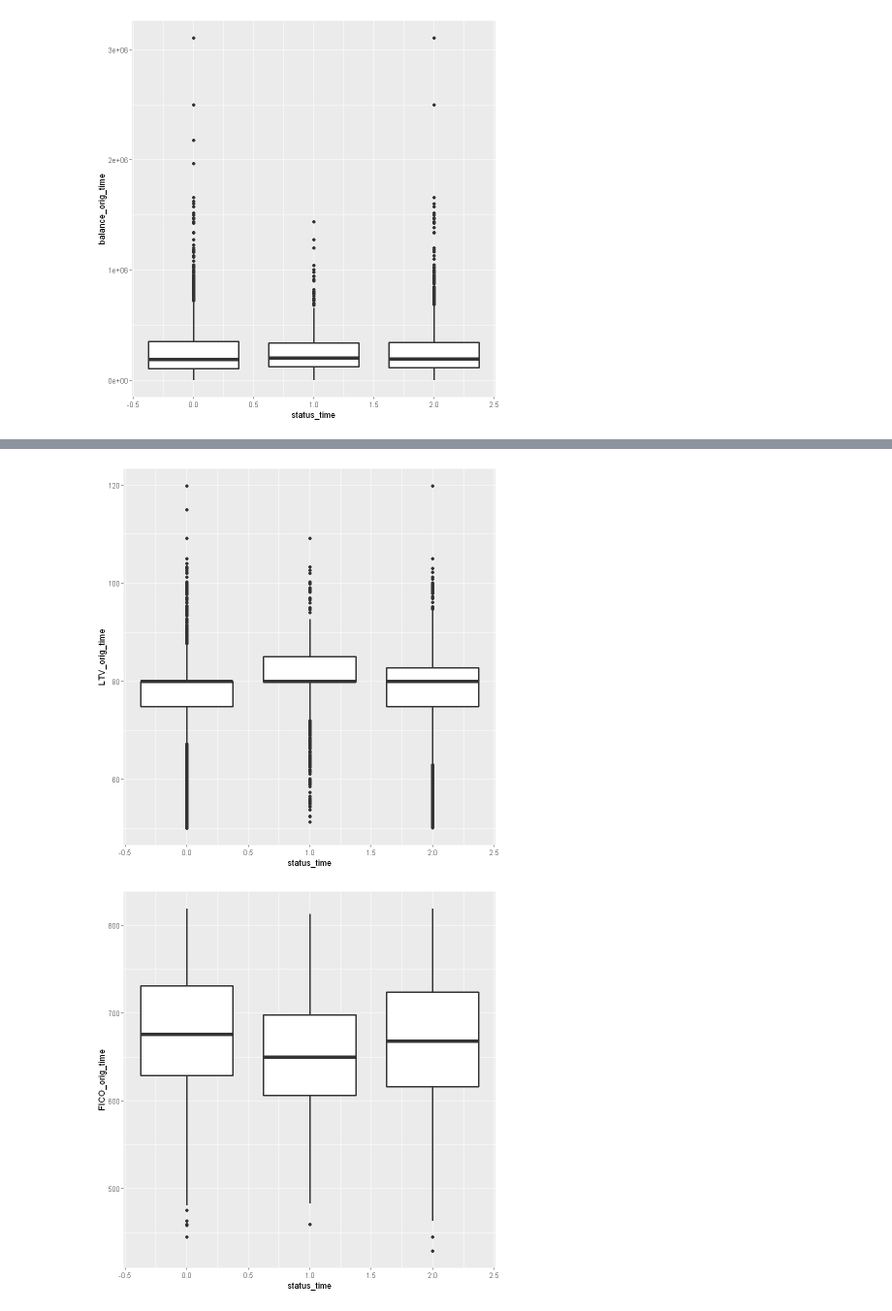
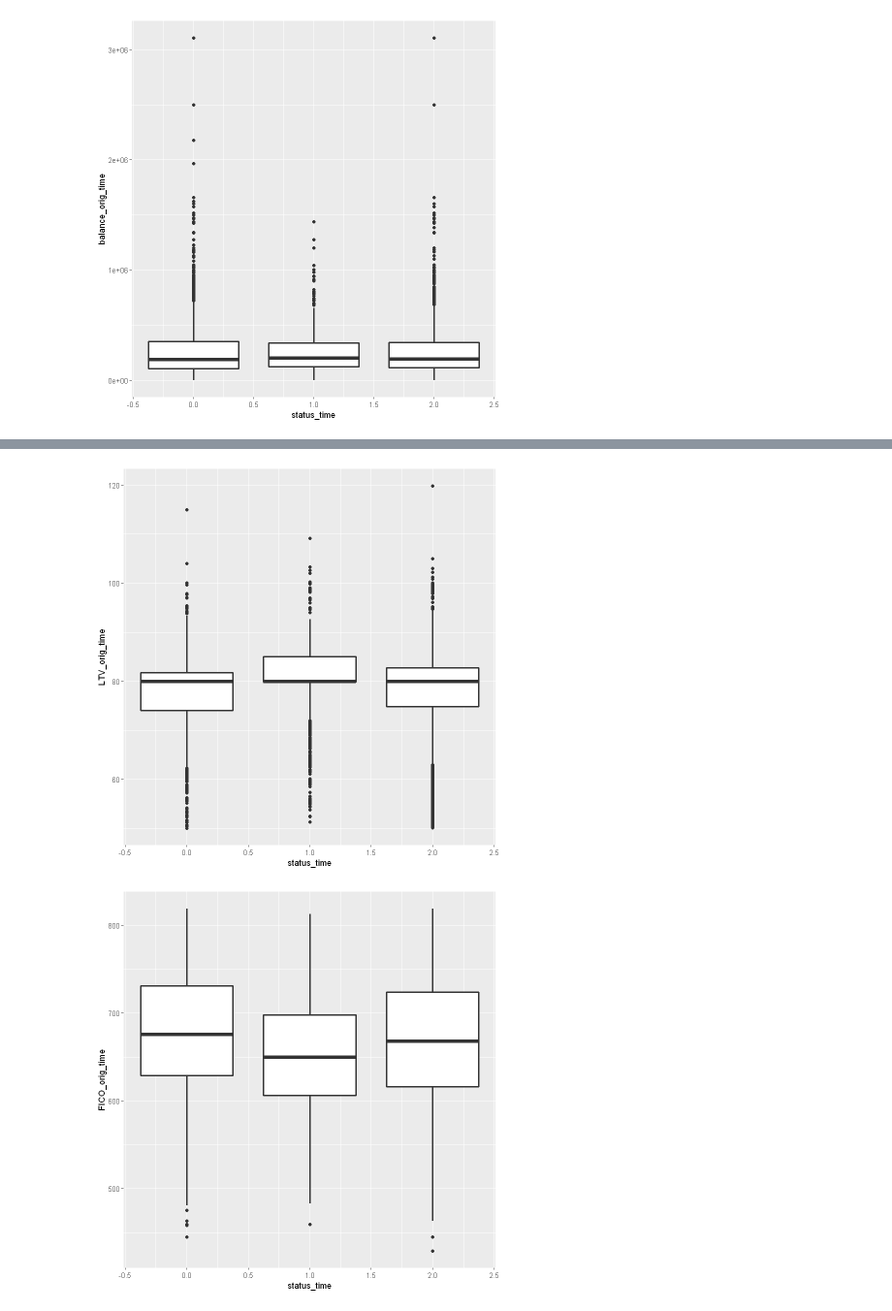
Before and after one commit to PawelChruszczewski/LGD-models, a Jupyter notebook: lgd.ipynb, the cells around one changed output, grey strips where cells are left out. Shown at 97% size. Drawn from its saved outputs; the diff is of its cells as text; code cells hidden in the pictures.

```diff
--- a/lgd.ipynb
+++ b/lgd.ipynb
@@ -243,3 +273,5 @@ ggplot() +
     geom_boxplot(data=data[data['status_time'] == 2,],aes(y=balance_orig_time,x=status_time),size=1)
 # %% [output]
 [figure]
+# %%
+data <- data %>% group_by(id) %>% mutate(last_time = +(row_number() == n()))
@@ -246,11 +286,11 @@ ggplot() +
 # %%
 # distribution of LTV at origination by status of loan
 ggplot() +
-    geom_boxplot(data=data[data['status_time'] == 0,],aes(y=LTV_orig_time,x=status_time),size=1)+
-    geom_boxplot(data=data[data['status_time'] == 1,],aes(y=LTV_orig_time,x=status_time),size=1)+
-    geom_boxplot(data=data[data['status_time'] == 2,],aes(y=LTV_orig_time,x=status_time),size=1)
+    geom_boxplot(data=data[data['last_time'] == 1 & data['status_time'] == 0,], aes(y=LTV_orig_time,x=status_time),size=1)+
+    geom_boxplot(data=data[data['last_time'] == 1 & data['status_time'] == 1,], aes(y=LTV_orig_time,x=status_time),size=1)+
+    geom_boxplot(data=data[data['last_time'] == 1 & data['status_time'] == 2,], aes(y=LTV_orig_time,x=status_time),size=1)
 # %% [output]
-[figure, old version]
+[figure, new version]
 # %%
 # distribution of FICO at origination by status of loan
 ggplot() +
```
Also changed, not shown: parts of 124 cells of this notebook.
